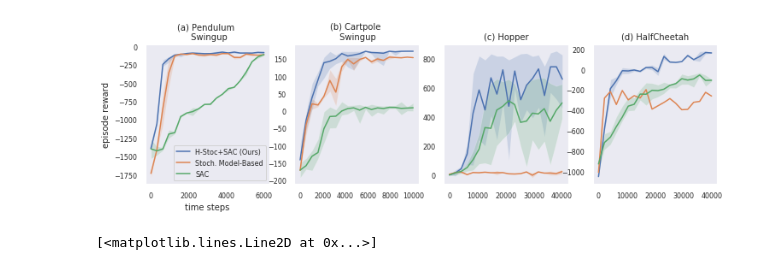
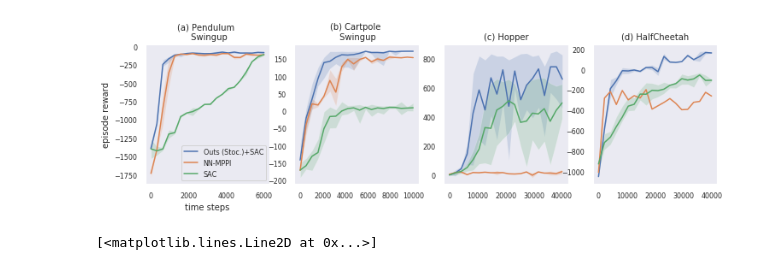
Before and after one commit to i-abr/HybridLearning, a Jupyter notebook: analysis.ipynb, the cells around one changed output. Cells and saved outputs as stored; diff of their text form; code cells hidden in the pictures.

```diff
--- a/analysis.ipynb
+++ b/analysis.ipynb
@@ -145,9 +145,9 @@ for i,env in enumerate(env_list):
 
 
 #     plot_data(axs[0,i], hsac_data, 'HStoc-SAC')
-    plot_data(axs[0,i], hdsac_data, 'H-Det+SAC (Ours)')
+    plot_data(axs[0,i], hdsac_data, 'Ours (Det.)+SAC ')
 #     plot_data(axs[0,i], stoch_model_data, 'Stoch-ModelBased')
-    plot_data(axs[0,i], deter_model_data, 'Det. Model-Based')
+    plot_data(axs[0,i], deter_model_data, '(Det.) NN Model-Based')
     plot_data(axs[0,i], sac_data, 'SAC')
 
 
@@ -216,36 +217,36 @@ for i,env in enumerate(env_list):
     hsac_data = process_data('./benchmarks/data/' + env + '/h_sac/')
     hdsac_data = process_data('./benchmarks/data/' + env + '/hd_sac/')
     sac_data = process_data('./benchmarks/data/'+ env +  '/sac/')
 
     stoch_model_data = process_data('./benchmarks/data/'+ env +  '/stoch_model_based_learning/')
     deter_model_data = process_data('./benchmarks/data/'+ env +  '/deter_model_based_learning/')
 
 
-    plot_data(axs[i], hsac_data, 'H-Stoc+SAC (Ours)')
+    plot_data(axs[i], hsac_data, 'Outs (Stoc.)+SAC')
 #     plot_data(axs[i], hdsac_data, 'H-Det+SAC (Ours)')
-    plot_data(axs[i], stoch_model_data, 'Stoch. Model-Based')
+    plot_data(axs[i], stoch_model_data, 'NN-MPPI')
 #     plot_data(axs[i], deter_model_data, 'Det. Model-Based')
     plot_data(axs[i], sac_data, 'SAC')
 
 
     axs[i].set_title(names[env], fontsize=10)
 
     axs[i].tick_params(axis='both', which='major', labelsize=8)
 
 
 axs[0].set_xlabel('time steps', fontsize=10)
 axs[0].set_ylabel('episode reward', fontsize=10)
 axs[0].legend(fontsize=8)
 
 # axs[0,2].set_ylim(-400, 150)
 # axs[1,2].set_xlim(20, 1000)
 # plt.tight_layout()
 
 # plt.subplots_adjust(bottom=1, right=1, top=1)
 
 plt.savefig('stochastic_benchmark_results.pdf')
 # %% [output]
-[figure, old version]
+[figure, new version]
 # %%
 _rew = None
 new_mean = []
```
Also changed, not shown: parts of 24 cells of this notebook, 40 other files.
